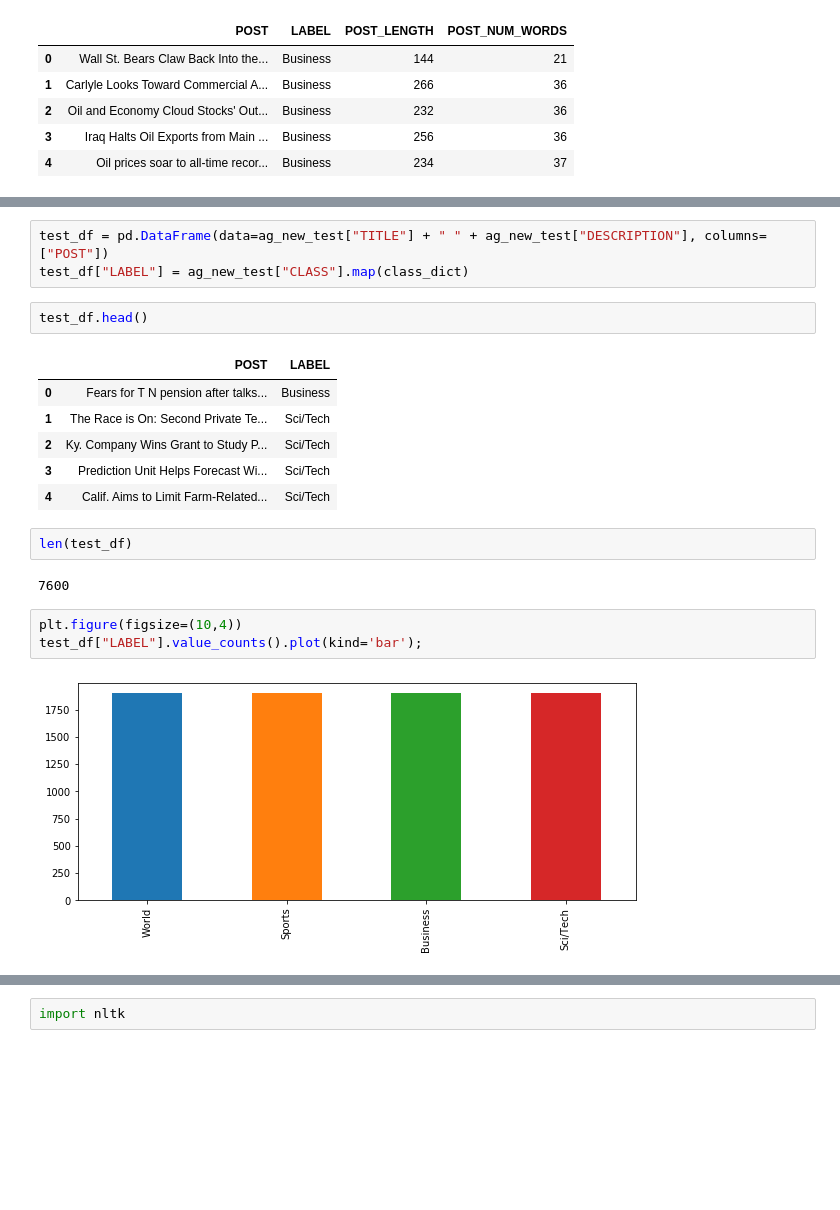
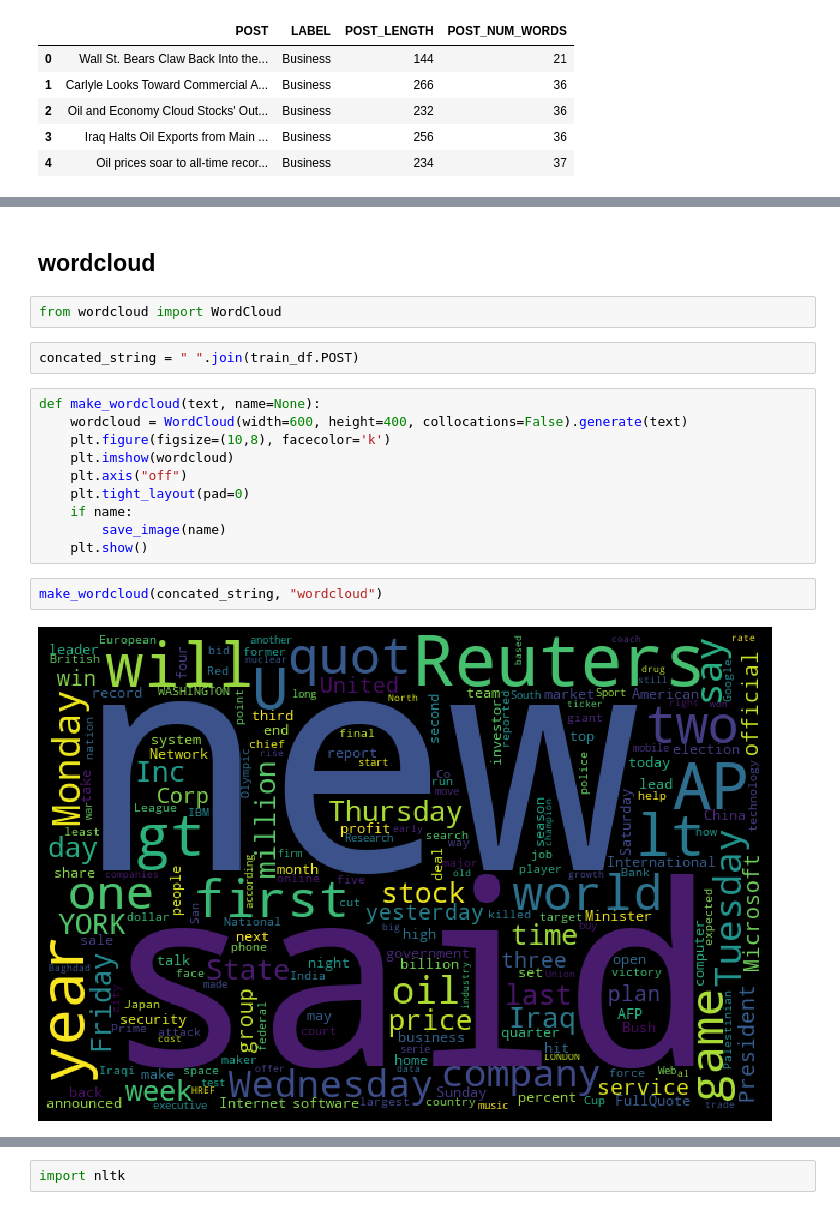
Before and after one commit to sipan17/DSSS19, a Jupyter notebook: EDA (Exploratory Data Analysis).ipynb, the cells around one changed output, grey strips where cells are left out. Saved outputs shown, nothing was run; the diff lists cells and outputs as text; blank space fills up the shorter version.

```diff
--- a/EDA (Exploratory Data Analysis).ipynb
+++ b/EDA (Exploratory Data Analysis).ipynb
@@ -99,21 +142,20 @@ ag_new_test.head()
-# %%
-test_df = pd.DataFrame(data=ag_new_test["TITLE"] + " " + ag_new_test["DESCRIPTION"], columns=["POST"])
-test_df["LABEL"] = ag_new_test["CLASS"].map(class_dict)
-# %%
-test_df.head()
-# %% [output]
-|  | POST | LABEL |
-| 0 | Fears for T N pension after talks... | Business |
-| 1 | The Race is On: Second Private Te... | Sci/Tech |
-| 2 | Ky. Company Wins Grant to Study P... | Sci/Tech |
-| 3 | Prediction Unit Helps Forecast Wi... | Sci/Tech |
-| 4 | Calif. Aims to Limit Farm-Related... | Sci/Tech |
-# %%
-len(test_df)
-# %% [output]
-7600
-# %%
-plt.figure(figsize=(10,4))
-test_df["LABEL"].value_counts().plot(kind='bar');
-# %% [output]
-[figure, removed]
+# %% [markdown]
+## wordcloud
+# %%
+from wordcloud import WordCloud
+# %%
+concated_string = " ".join(train_df.POST)
+# %%
+def make_wordcloud(text, name=None):
+    wordcloud = WordCloud(width=600, height=400, collocations=False).generate(text)
+    plt.figure(figsize=(10,8), facecolor='k')
+    plt.imshow(wordcloud)
+    plt.axis("off")
+    plt.tight_layout(pad=0)
+    if name:
+        save_image(name)
+    plt.show()
+# %%
+make_wordcloud(concated_string, "wordcloud")
+# %% [output]
+[figure, added]
```
Also changed, not shown: parts of 87 cells of this notebook.
